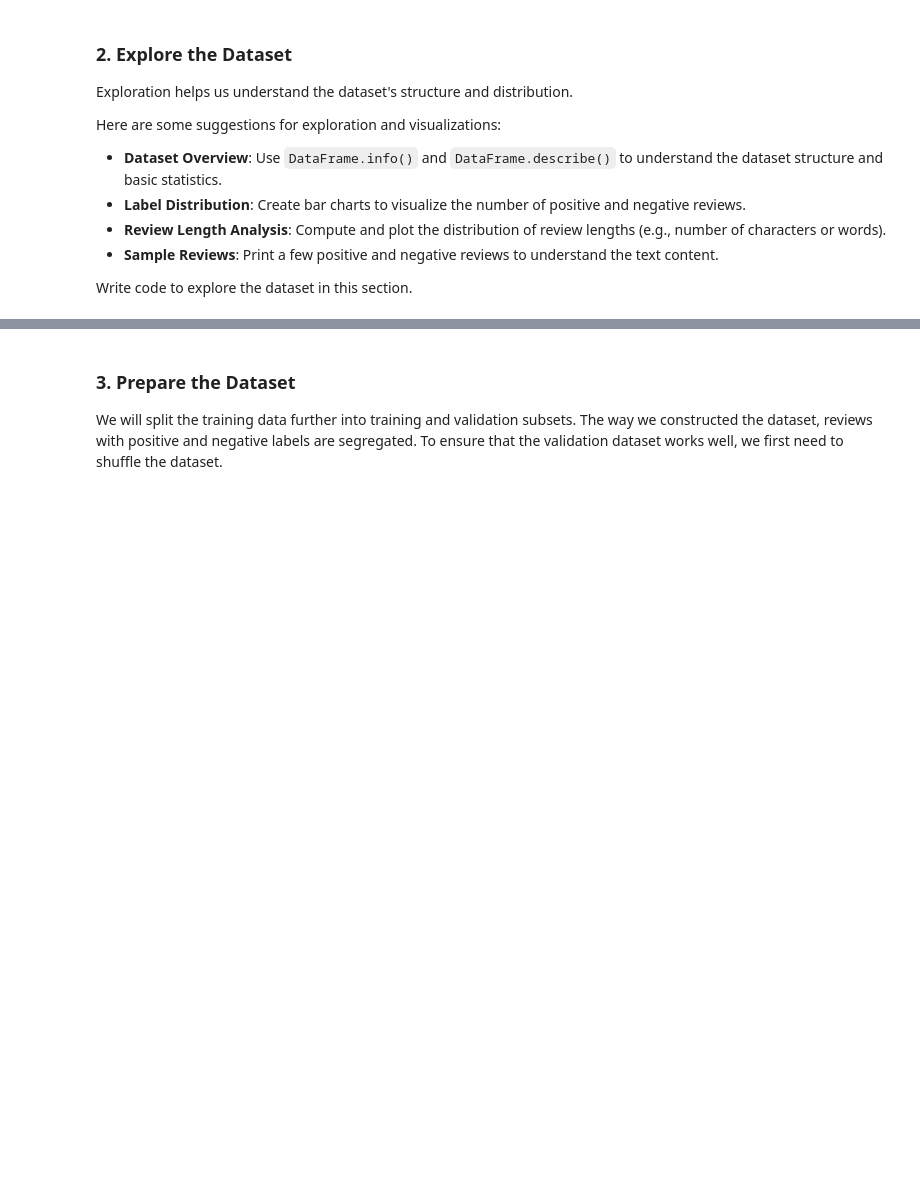
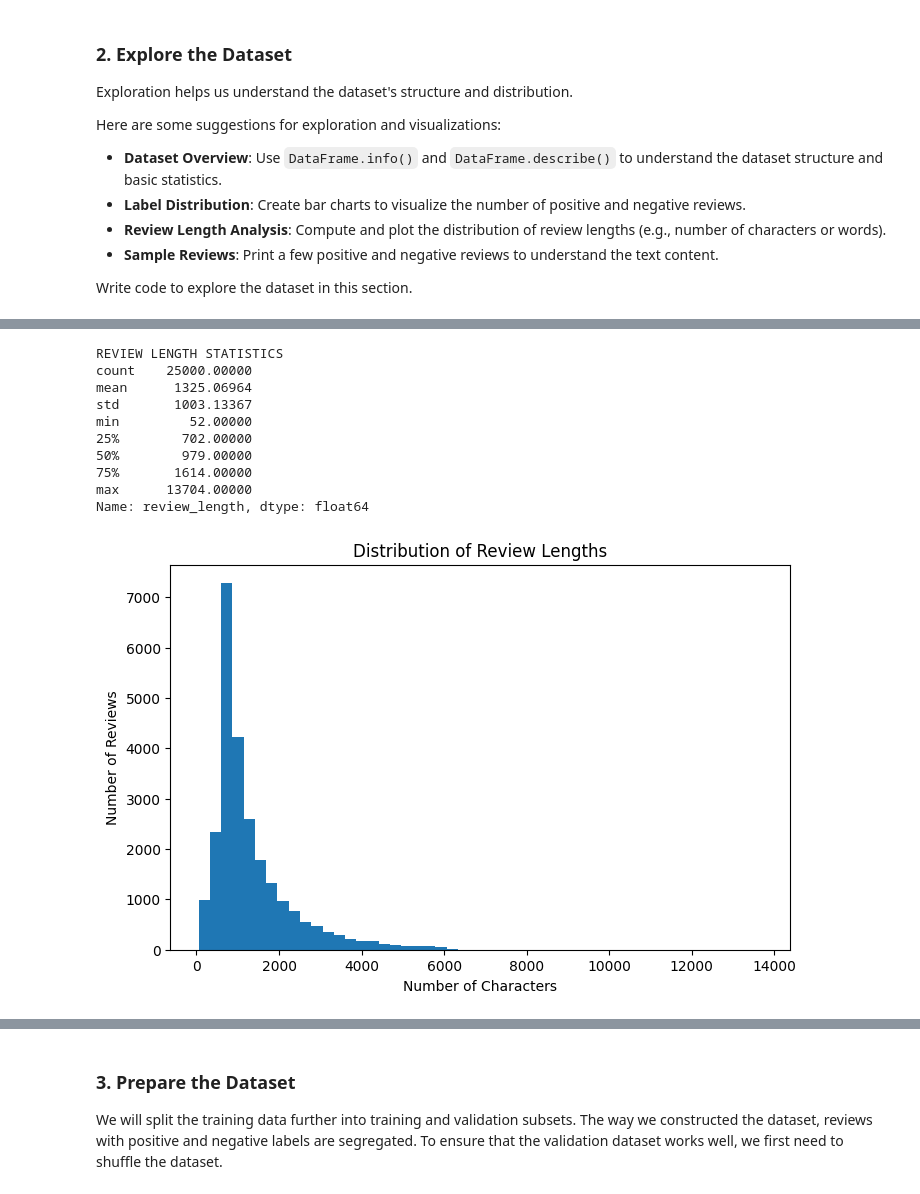
Before and after one commit to subikshasrig/AWSAIMLTransformer, a Jupyter notebook: SentimentScope.ipynb, the cells around one changed output, grey strips where cells are left out. Cells and saved outputs as stored; diff of their text form; code cells hidden in the pictures; blank space fills up the shorter version.

```diff
--- a/SentimentScope.ipynb
+++ b/SentimentScope.ipynb
@@ -195,0 +321,30 @@ Write code to explore the dataset in this section.
+# %%
+train_df["review_length"] = train_df["review"].apply(len)
+
+print("\nREVIEW LENGTH STATISTICS")
+
+print(train_df["review_length"].describe())
+
+plt.figure(figsize=(8, 5))
+
+plt.hist(
+    train_df["review_length"],
+    bins=50
+)
+
+plt.title("Distribution of Review Lengths")
+plt.xlabel("Number of Characters")
+plt.ylabel("Number of Reviews")
+plt.show()
+# %% [output]
+REVIEW LENGTH STATISTICS
+count    25000.00000
+mean      1325.06964
+std       1003.13367
+min         52.00000
+25%        702.00000
+50%        979.00000
+75%       1614.00000
+max      13704.00000
+Name: review_length, dtype: float64
+[figure, added]
```
Also changed, not shown: parts of 38 cells of this notebook.
